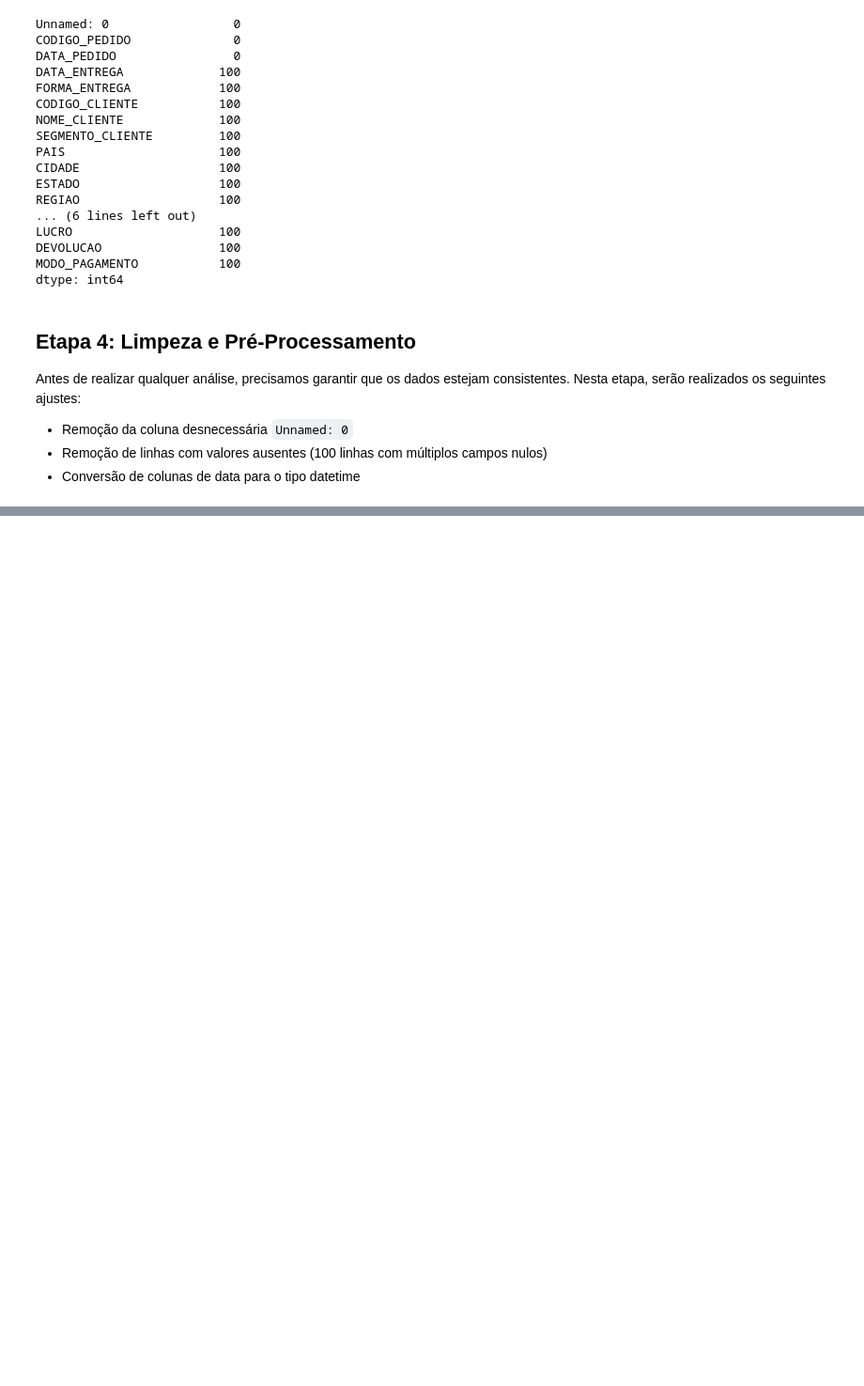
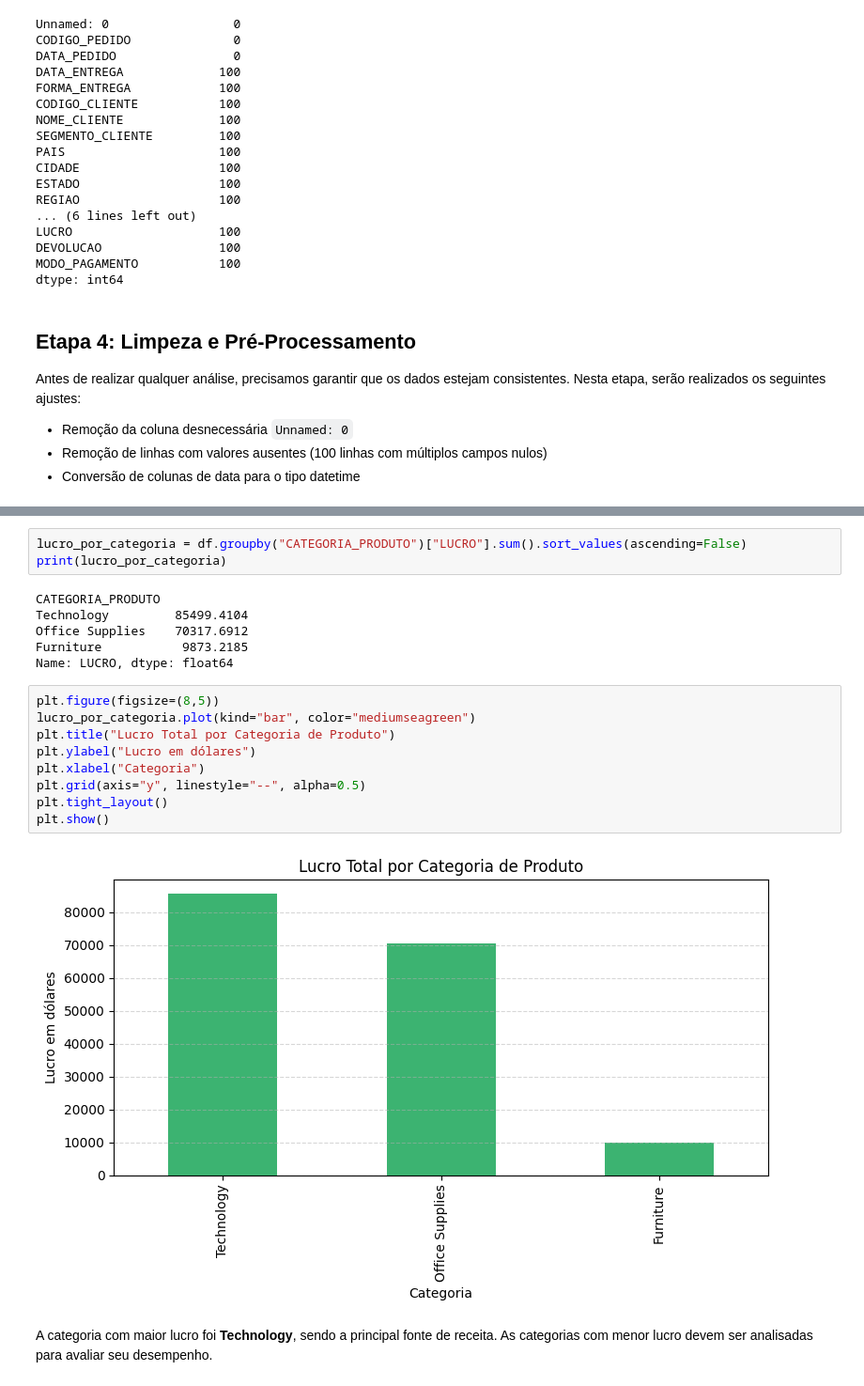
Before and after one commit to davidycardoso/projeto-dados, a Jupyter notebook: app.ipynb, the cells around one changed output, grey strips where cells are left out. Shown at 94% size. Drawn from its saved outputs; the diff is of its cells as text; blank space fills up the shorter version.

```diff
--- a/app.ipynb
+++ b/app.ipynb
@@ -108,0 +182,22 @@ df[df.isnull().any(axis=1)].head()
+# %%
+lucro_por_categoria = df.groupby("CATEGORIA_PRODUTO")["LUCRO"].sum().sort_values(ascending=False)
+print(lucro_por_categoria)
+# %% [output]
+CATEGORIA_PRODUTO
+Technology         85499.4104
+Office Supplies    70317.6912
+Furniture           9873.2185
+Name: LUCRO, dtype: float64
+# %%
+plt.figure(figsize=(8,5))
+lucro_por_categoria.plot(kind="bar", color="mediumseagreen")
+plt.title("Lucro Total por Categoria de Produto")
+plt.ylabel("Lucro em dólares")
+plt.xlabel("Categoria")
+plt.grid(axis="y", linestyle="--", alpha=0.5)
+plt.tight_layout()
+plt.show()
+# %% [output]
+[figure, added]
+# %% [markdown]
+A categoria com maior lucro foi **Technology**, sendo a principal fonte de receita. As categorias com menor lucro devem ser analisadas para avaliar seu desempenho.
```
Also changed, not shown: parts of 20 cells of this notebook.
